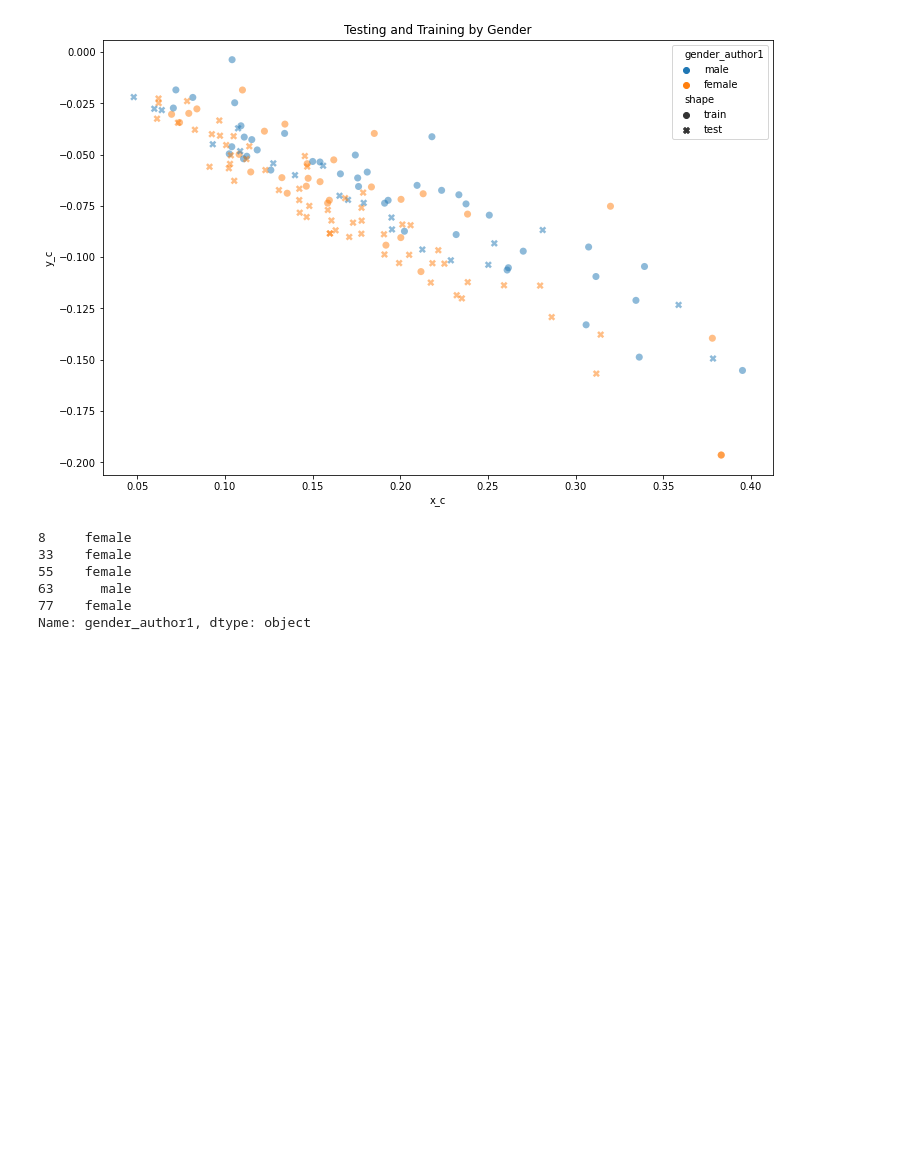
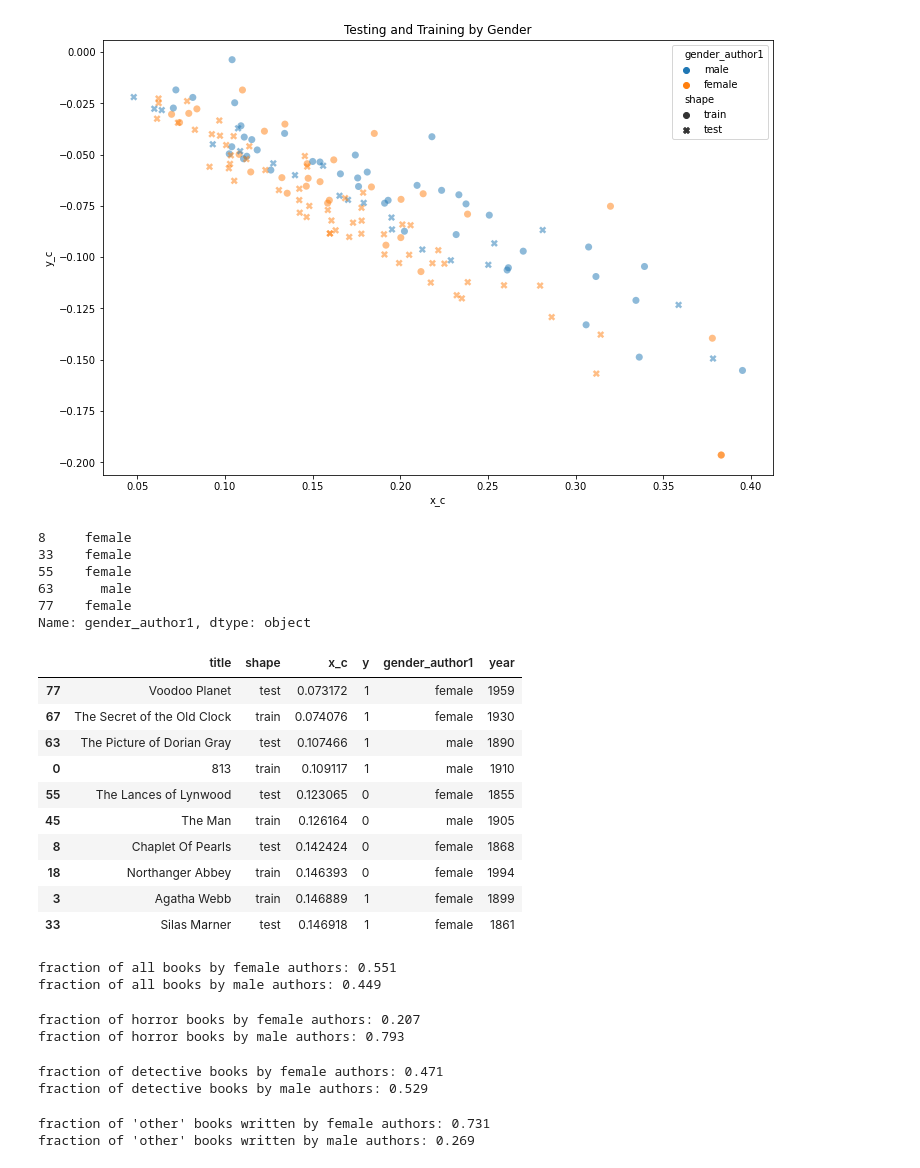
Before and after one commit to gitstelle/info3350-book-recommendation, a Jupyter notebook: books/Code.ipynb, the cells around one changed output. Cells and saved outputs as stored; diff of their text form; code cells hidden in the pictures; blank space fills up the shorter version.

```diff
--- a/books/Code.ipynb
+++ b/books/Code.ipynb
@@ -736,3 +771,55 @@ book_recs['gender_author1']
 63      male
 77    female
 Name: gender_author1, dtype: object
+# %%
+genres = ['title', 'shape', 'x_c', 'y', 'gender_author1', 'year']
+
+genre_recs=book_recs[genres]
+paired_genre_recs=book_pairs[genres]
+paired_genre_recs.sort_values('x_c')
+# %% [output]
+|  | title | shape | x_c | y | gender_author1 | year |
+| 77 | Voodoo Planet | test | 0.073172 | 1 | female | 1959 |
+| 67 | The Secret of the Old Clock | train | 0.074076 | 1 | female | 1930 |
+| 63 | The Picture of Dorian Gray | test | 0.107466 | 1 | male | 1890 |
+| 0 | 813 | train | 0.109117 | 1 | male | 1910 |
+| 55 | The Lances of Lynwood | test | 0.123065 | 0 | female | 1855 |
+| 45 | The Man | train | 0.126164 | 0 | male | 1905 |
+| 8 | Chaplet Of Pearls | test | 0.142424 | 0 | female | 1868 |
+| 18 | Northanger Abbey | train | 0.146393 | 0 | female | 1994 |
+| 3 | Agatha Webb | train | 0.146889 | 1 | female | 1899 |
+| 33 | Silas Marner | test | 0.146918 | 1 | female | 1861 |
+# %%
+female_aut = books_order[(books_order['gender_author1'] == 'female') | (books_order['gender_author1'] == 'Female')]
+male_aut = books_order[books_order['gender_author1'] == 'male']
+print('fraction of all books by female authors:', round(len(female_aut)/len(books_order),3))
+print('fraction of all books by male authors:', round(len(male_aut)/len(books_order),3))
+# %% [output]
+fraction of all books by female authors: 0.551
+fraction of all books by male authors: 0.449
+# %%
+horror = books_order[books_order['horror'] == True]
+male_hor = horror[horror['gender_author1'] == 'male']
+female_hor = horror[horror['gender_author1'] == 'female']
+print('fraction of horror books by female authors:', round(len(female_hor)/len(horror),3))
+print('fraction of horror books by male authors:', round(len(male_hor)/len(horror),3))
+# %% [output]
+fraction of horror books by female authors: 0.207
+fraction of horror books by male authors: 0.793
+# %%
+detective = books_order[books_order['detective'] == True]
+male_det = detective[detective['gender_author1'] == 'male']
+female_det = detective[detective['gender_author1'] == 'female']
+print('fraction of detective books by female authors:', round(len(female_det)/len(detective),3))
+print('fraction of detective books by male authors:', round(len(male_det)/len(detective),3))
+# %% [output]
+fraction of detective books by female authors: 0.471
+fraction of detective books by male authors: 0.529
+# %%
+testing_data_fem = testing_data[(testing_data['gender_author1'] == 'Female') | (testing_data['gender_author1'] == 'female')]
+print("fraction of 'other' books written by female authors:", round(len(testing_data_fem)/len(testing_data), 3))
+testing_data_male = testing_data[(testing_data['gender_author1'] == 'Male') | (testing_data['gender_author1'] == 'male')]
+print("fraction of 'other' books written by male authors:", round(len(testing_data_male)/len(testing_data), 3))
+# %% [output]
+fraction of 'other' books written by female authors: 0.731
+fraction of 'other' books written by male authors: 0.269
```
Also changed, not shown: parts of 4 cells of this notebook.
